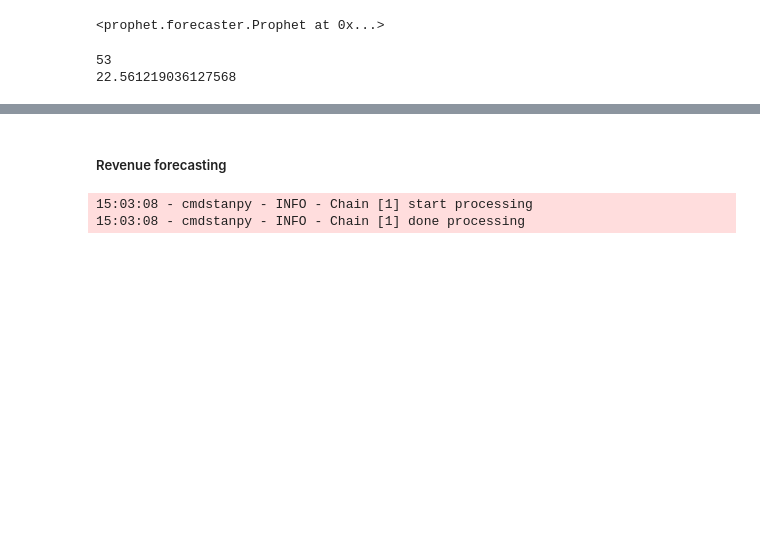
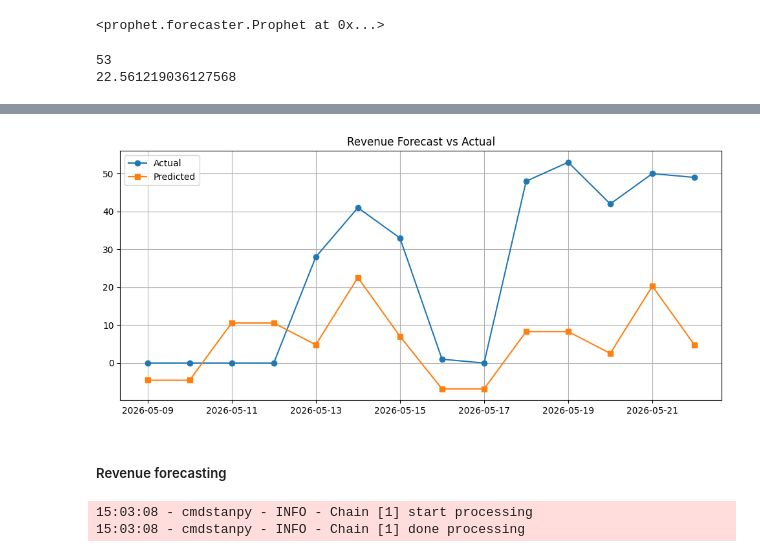
Before and after one commit to youssef-113/end-to-end-TimeSeries-forecasting, a Jupyter notebook: notebook/Understanding-Cleaning-EDA-CompaignData.ipynb, the cells around one changed output, grey strips where cells are left out. Drawn from its saved outputs; the diff is of its cells as text; code cells hidden in the pictures; blank space fills up the shorter version.

```diff
--- a/notebook/Understanding-Cleaning-EDA-CompaignData.ipynb
+++ b/notebook/Understanding-Cleaning-EDA-CompaignData.ipynb
@@ -2319,0 +2326,8 @@ print(pred_lead['yhat'].max())
+# %%
+eval_df = test_lead.merge(
+    pred_lead[['ds','yhat']],
+    on='ds',
+    how='inner'
+)
+
+print(eval_df.shape)
@@ -2325,3 +2364,22 @@ r2_l = r2_score(test_lead['y'], pred_lead['yhat'])
+# %%
+plt.figure(figsize=(12,5))
+
+plt.plot(eval_df['ds'],
+         eval_df['y'],
+         marker='o',
+         label='Actual')
+
+plt.plot(eval_df['ds'],
+         eval_df['yhat'],
+         marker='s',
+         label='Predicted')
+
+plt.legend()
+plt.grid(True)
+plt.title('Revenue Forecast vs Actual')
+plt.show()
+# %% [output]
+[figure, added]
 # %% [markdown]
 ##### Revenue forecasting
 # %%
```
Also changed, not shown: parts of 8 cells of this notebook, 1 other file.
